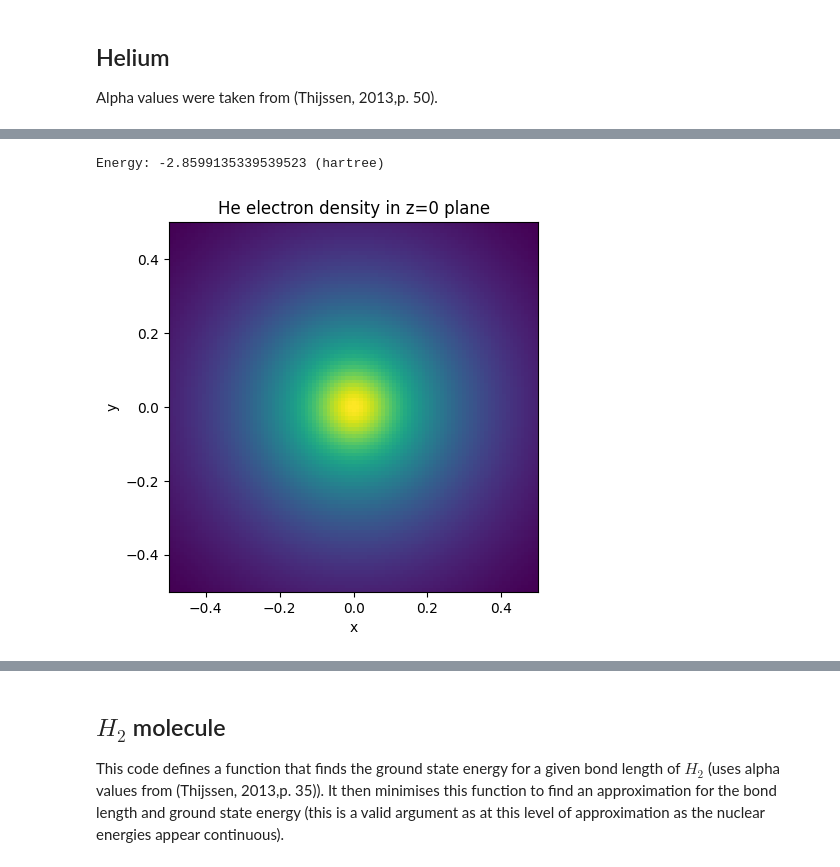
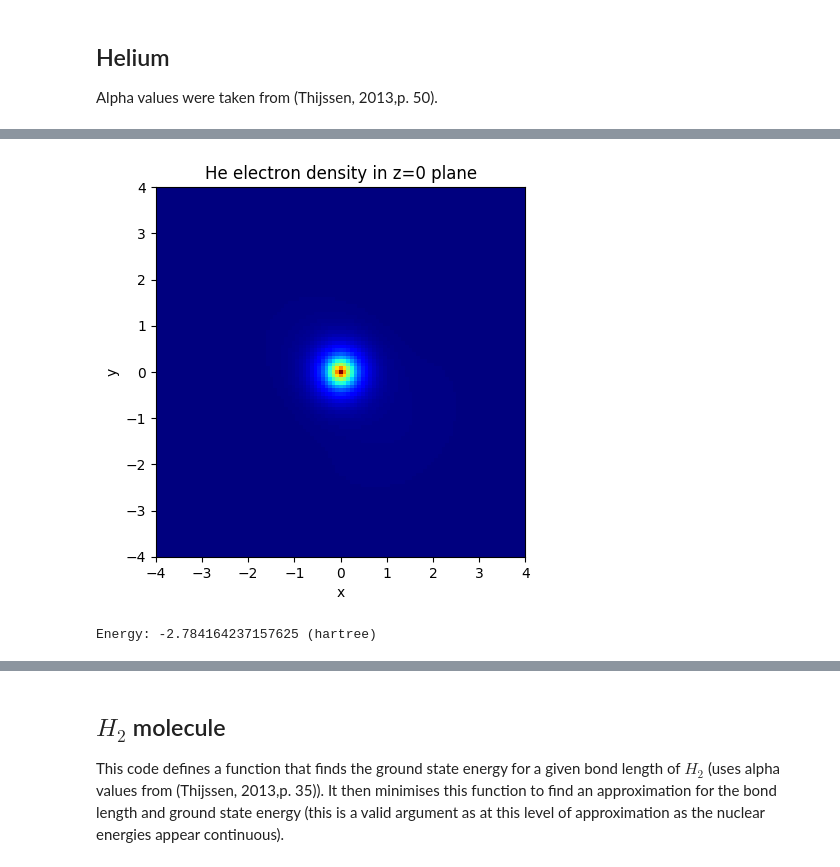
Before and after one commit to Williame33445/physics-projects, a Jupyter notebook: hartree_fock/hartree-fock-calculations.ipynb, the cells around one changed output, grey strips where cells are left out. Saved outputs shown, nothing was run; the diff lists cells and outputs as text; code cells hidden in the pictures.

Commit message:
started working on helium excited states

```diff
--- a/hartree_fock/hartree-fock-calculations.ipynb
+++ b/hartree_fock/hartree-fock-calculations.ipynb
@@ -100,10 +104,10 @@ def zPlaneDensityPlot(low,high,N,electrons,GTOs,atomName):
     z = np.linspace(low, high, 2*N+1)
     xv, yv, zv = np.meshgrid(x, y, z)
 
-    HeDensity = getDensity(xv, yv, zv, electrons, GTOs)
+    density = getDensity(xv, yv, zv, electrons, GTOs) #
 
     title = atomName.rstrip() + " electron density in z=0 plane"
-    plt.imshow(HeDensity[:,:,N],extent =[low, high, low, high])
+    plt.imshow(density[:,:,N], extent = [low, high, low, high],cmap="jet")
     plt.xlabel("x")
     plt.ylabel("y")
     plt.title(title)
@@ -112,3 +116,40 @@ def zPlaneDensityPlot(low,high,N,electrons,GTOs,atomName):
 ## Helium
 
 Alpha values were taken from (Thijssen, 2013,p. 50).
+# %%
+#sets up 3ZaPa-NR-CV Helium basis set (should be better for excited states)
+GTOsHe = getGuassians("3ZaPa-NR-CV", 2, np.zeros(3), basisType="primitive")
+
+#simulation parameters
+Zs = [2]
+nucPos = [np.array([0, 0, 0])]
+maxError = 1E-4
+
+#define representation class
+rep = RepGTO(GTOsHe, Zs, nucPos)
+
+#define intial guess
+ups = rep.normaliseList([[1 for i in range(len(GTOsHe))]])
+downs = rep.normaliseList([[1 for i in range(len(GTOsHe))]])
+EGuess = -2.8
+# %%
+E0, HeElec0 = iterateHF(ups, downs, rep, EGuess, maxError, lambda s: takeGroundEigStates(s,2))
+E1, HeElec1 = iterateHF(ups, downs, rep, EGuess, maxError, lambda s: takeLthExcitedSpin(s,2,0,"up"))
+E2, HeElec2 = iterateHF(ups, downs, rep, EGuess, maxError, lambda s: takeLthExcitedSpin(s,2,1,"up"))
+E3, HeElec3 = iterateHF(ups, downs, rep, EGuess, maxError, lambda s: takeLthExcitedSpin(s,2,2,"up"))
+E4, HeElec4 = iterateHF(ups, downs, rep, EGuess, maxError, lambda s: takeLthExcitedSpin(s,2,3,"up"))
+E8, HeElec8 = iterateHF(ups, downs, rep, EGuess, maxError, lambda s: takeLthExcitedSpin(s,2,4,"up"))
+
+
+E5, HeElec5 = iterateHF(ups, downs, rep, EGuess, maxError, lambda s: takeLthExcitedSpin(s,2,1,"down"))
+E6, HeElec6 = iterateHF(ups, downs, rep, EGuess, maxError, lambda s: takeLthExcitedSpin(s,2,2,"down"))
+E7, HeElec7 = iterateHF(ups, downs, rep, EGuess, maxError, lambda s: takeLthExcitedSpin(s,2,3,"down"))
+
+
+#data should be similar to https://nukephysik101.wordpress.com/2017/10/29/hartree-fock-for-helium-excited-state-ii/
+#by looking at symetry and spins the different energy levels should be able to be deduced
+#If this fails then I think that the problem is the data set
+#For more accurate results use 4ZaPa-NR-CV (need to add to getType for F type gaussians)
+print([s.spin for s in HeElec7])
+print(E2)
+print(HeElec7[0].ds)
@@ -115,6 +165,13 @@ Alpha values were taken from (Thijssen, 2013,p. 50).
+# %%
+zPlaneDensityPlot(-4,4,50,HeElec2,GTOsHe,"He")
+#why is asymetry so weak (better graph) + it seems to be asymetric (could getType be wrong for P)
+# %% [output]
+[figure, added]
 # %%
+#same calculation but with contracted set
+
 #sets up 2ZaPa-NR-CV Helium basis set
-GTOsHe = getGuassians("2ZaPa-NR-CV", 2, np.zeros(3), basisType="primitive")
+CGTOsHe = getGuassians("2ZaPa-NR-CV", 2, np.zeros(3), basisType="contracted")
 
 #simulation parameters
 Zs = [2]
@@ -122,19 +179,15 @@ nucPos = [np.array([0, 0, 0])]
 maxError = 1E-4
 
 #define representation class
-rep = RepGTO(GTOsHe, Zs, nucPos)
+rep = RepCGTO(CGTOsHe, Zs, nucPos)
 
 #define intial guess
-ups = rep.normaliseList([[1 for i in range(len(GTOsHe))]])
-downs = rep.normaliseList([[1 for i in range(len(GTOsHe))]])
+ups = rep.normaliseList([[1 for i in range(len(CGTOsHe))]])
+downs = rep.normaliseList([[1 for i in range(len(CGTOsHe))]])
 EGuess = -2.8
 
 #run simulation and print energy
-E, HeElectrons = iterateHF(ups, downs, rep, EGuess, maxError, lambda s: takeGroundEigStates(s,2))
+E, HeElectrons = iterateHF(ups,downs,rep,EGuess,maxError,lambda s: takeGroundEigStates(s,2))
 print(f"Energy: {E} (hartree)")
 # %% [output]
-Energy: -2.8599135339539523 (hartree)
+Energy: -2.784164237157625 (hartree)
-# %%
-zPlaneDensityPlot(-0.5,0.5,50,HeElectrons,GTOsHe,"He")
-# %% [output]
-[figure, removed]
```
Also changed, not shown: parts of 8 cells of this notebook, 3 other files.
